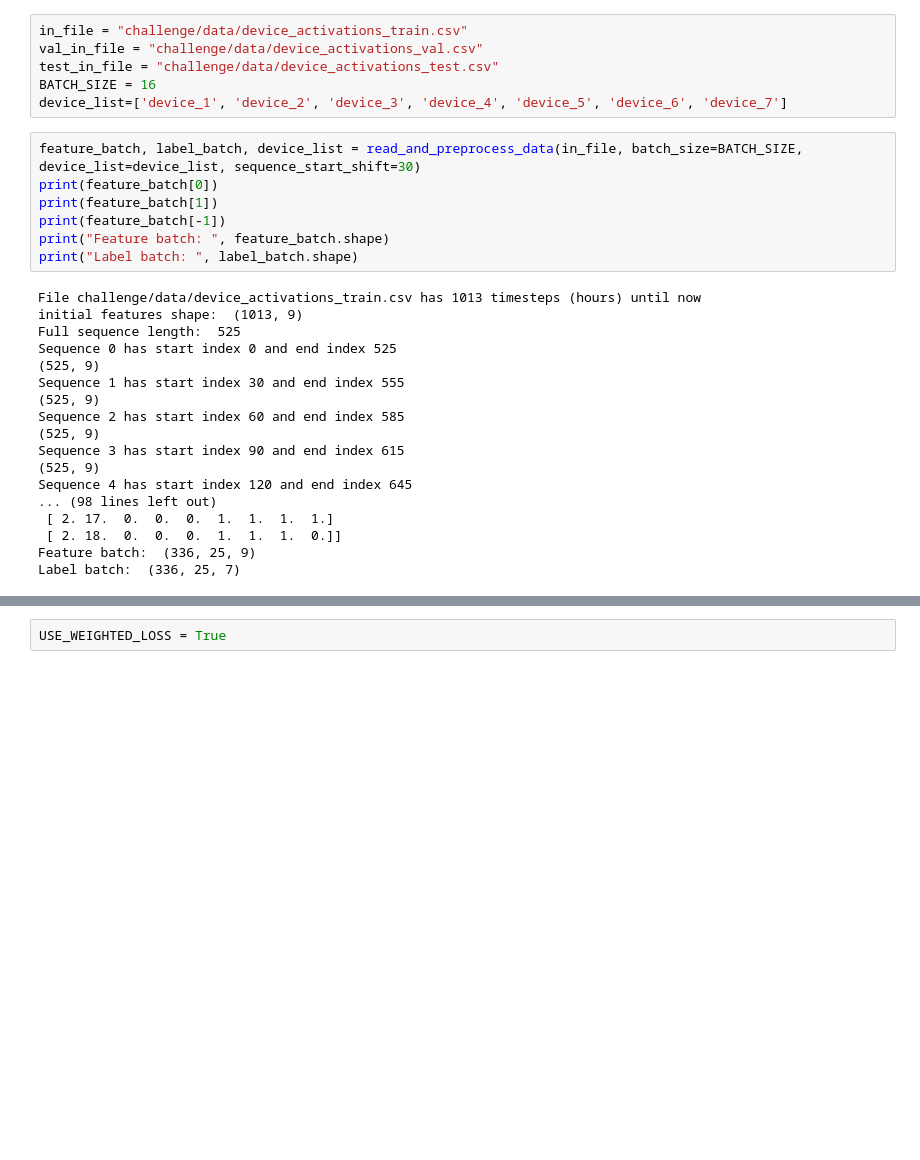
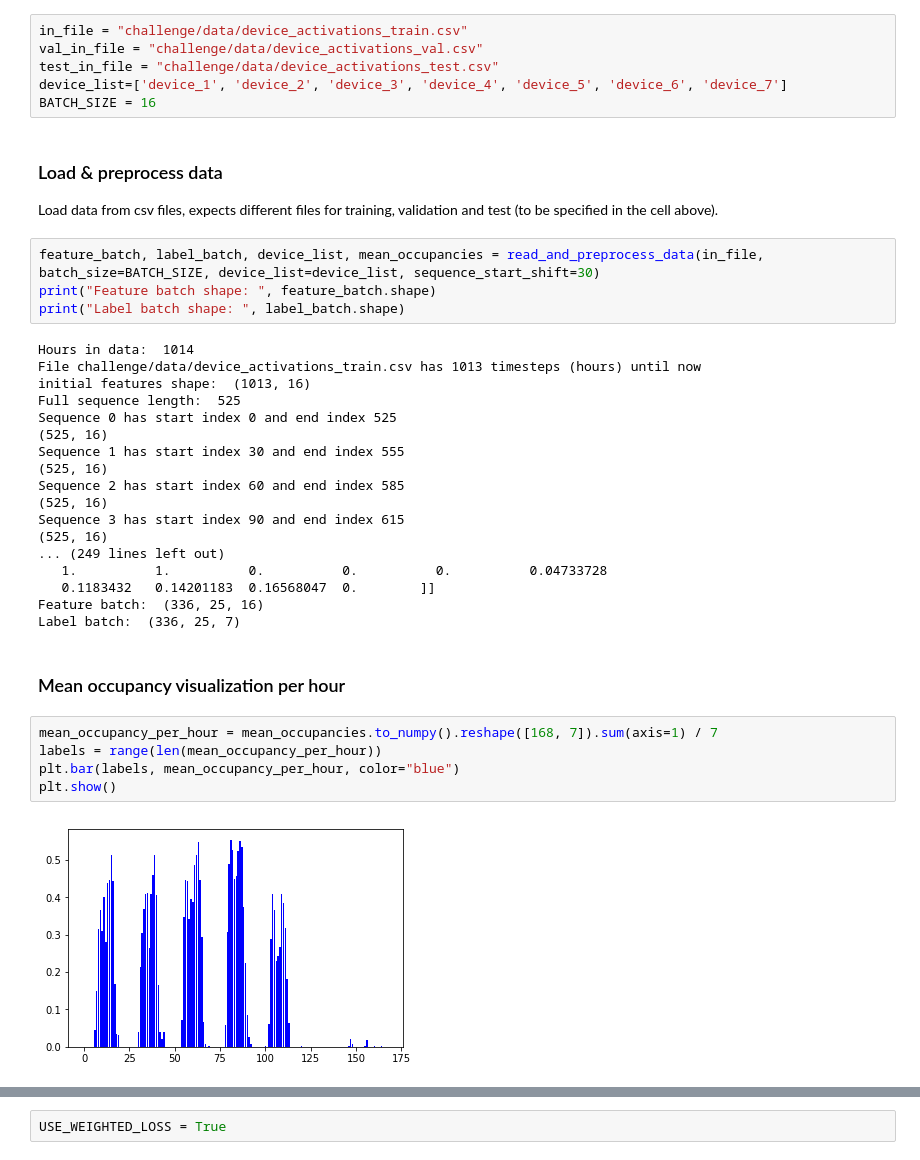
Before and after one commit to aprams/Occupancy-Prediction, a Jupyter notebook: dataanalysis.ipynb, the cells around one changed output, grey strips where cells are left out. Drawn from its saved outputs; the diff is of its cells as text; blank space fills up the shorter version.

Commit message:
added visualization

```diff
--- a/dataanalysis.ipynb
+++ b/dataanalysis.ipynb
@@ -11,31 +29,40 @@ from preprocess import read_and_preprocess_data
 in_file = "challenge/data/device_activations_train.csv"
 val_in_file = "challenge/data/device_activations_val.csv"
 test_in_file = "challenge/data/device_activations_test.csv"
+device_list=['device_1', 'device_2', 'device_3', 'device_4', 'device_5', 'device_6', 'device_7']
 BATCH_SIZE = 16
-device_list=['device_1', 'device_2', 'device_3', 'device_4', 'device_5', 'device_6', 'device_7']
+# %% [markdown]
+### Load & preprocess data
+Load data from csv files, expects different files for training, validation and test (to be specified in the cell above).
 # %%
-feature_batch, label_batch, device_list = read_and_preprocess_data(in_file, batch_size=BATCH_SIZE, device_list=device_list, sequence_start_shift=30)
-print(feature_batch[0])
-print(feature_batch[1])
-print(feature_batch[-1])
-print("Feature batch: ", feature_batch.shape)
-print("Label batch: ", label_batch.shape)
+feature_batch, label_batch, device_list, mean_occupancies = read_and_preprocess_data(in_file, batch_size=BATCH_SIZE, device_list=device_list, sequence_start_shift=30)
+print("Feature batch shape: ", feature_batch.shape)
+print("Label batch shape: ", label_batch.shape)
 # %% [output]
+Hours in data:  1014
 File challenge/data/device_activations_train.csv has 1013 timesteps (hours) until now
-initial features shape:  (1013, 9)
+initial features shape:  (1013, 16)
 Full sequence length:  525
 Sequence 0 has start index 0 and end index 525
-(525, 9)
+(525, 16)
 Sequence 1 has start index 30 and end index 555
-(525, 9)
+(525, 16)
 Sequence 2 has start index 60 and end index 585
-(525, 9)
+(525, 16)
 Sequence 3 has start index 90 and end index 615
-(525, 9)
-Sequence 4 has start index 120 and end index 645
-... (98 lines left out)
- [ 2. 17.  0.  0.  0.  1.  1.  1.  1.]
- [ 2. 18.  0.  0.  0.  1.  1.  1.  0.]]
-Feature batch:  (336, 25, 9)
+(525, 16)
+... (249 lines left out)
+   1.          1.          0.          0.          0.          0.04733728
+   0.1183432   0.14201183  0.16568047  0.        ]]
+Feature batch:  (336, 25, 16)
 Label batch:  (336, 25, 7)
+# %% [markdown]
+### Mean occupancy visualization per hour
+# %%
+mean_occupancy_per_hour = mean_occupancies.to_numpy().reshape([168, 7]).sum(axis=1) / 7
+labels = range(len(mean_occupancy_per_hour))
+plt.bar(labels, mean_occupancy_per_hour, color="blue")
+plt.show()
+# %% [output]
+[figure, added]
 # %%
```
Also changed, not shown: parts of 19 cells of this notebook, 1 other file.
